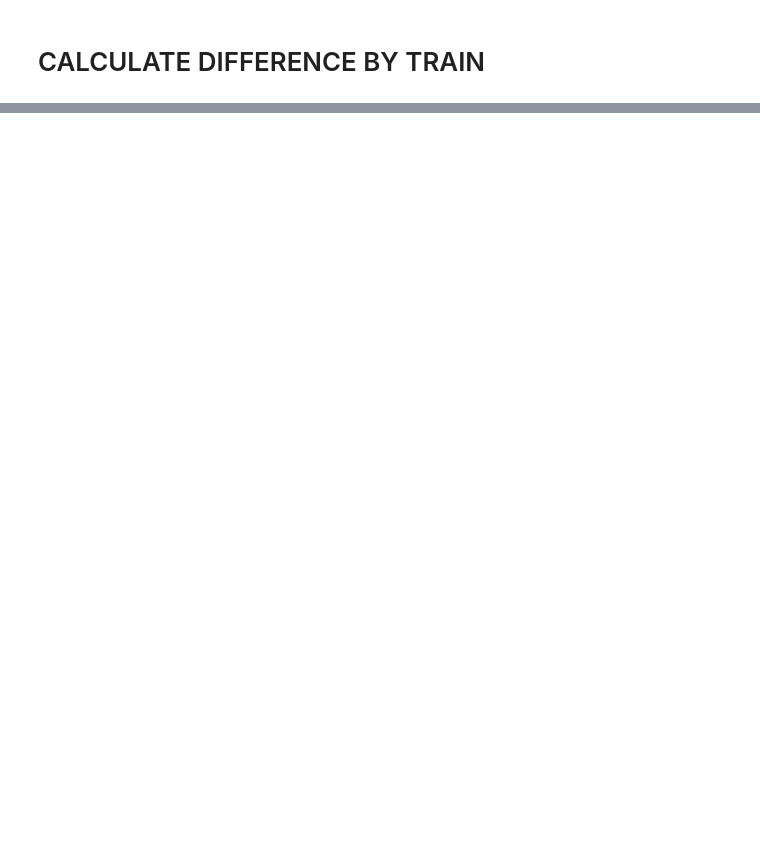
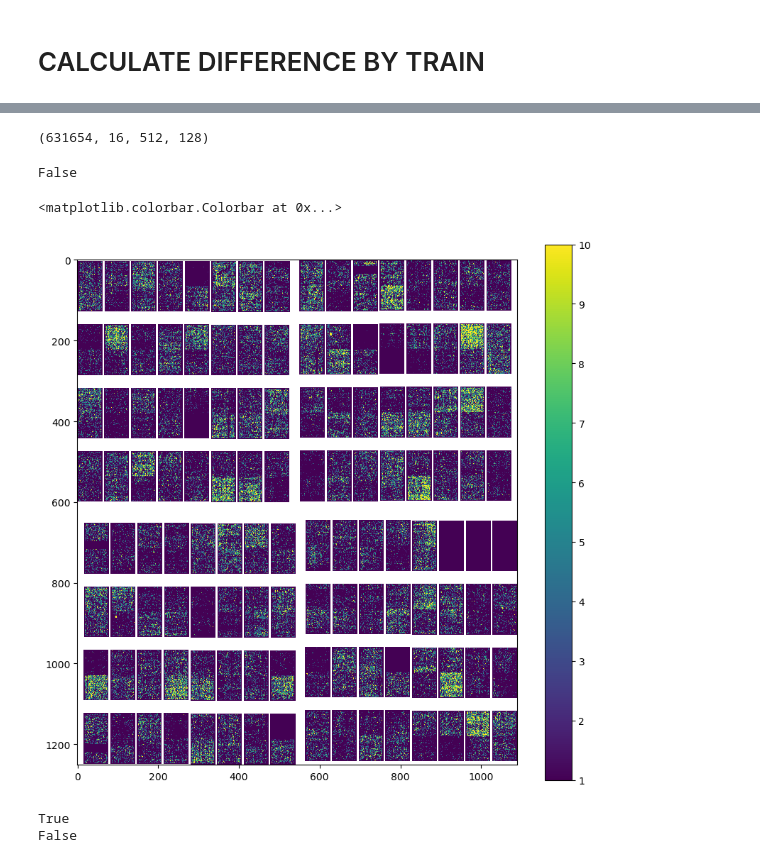
Before and after one commit to FilipeMaia/xfel3046, a Jupyter notebook: offline/jupyter/pa_filtering.ipynb, the cells around one changed output, grey strips where cells are left out. Saved outputs shown, nothing was run; the diff lists cells and outputs as text; code cells hidden in the pictures; blank space fills up the shorter version.

```diff
--- a/offline/jupyter/pa_filtering.ipynb
+++ b/offline/jupyter/pa_filtering.ipynb
@@ -358,0 +424,40 @@ np.save(f'/gpfs/exfel/exp/SPB/202202/p003046/scratch/data/pa_filtered_runs/count
+# %%
+assemask, centremask = geom.position_modules_fast(mask)
+# %%
+path = f'/gpfs/exfel/exp/SPB/202202/p003046/scratch/vds/proc/{run}_proc.cxi'
+
+
+# DO NOT LOAD ALL THE FRAMES, they are too many
+chunk_start = 0
+chunk_end = 200
+
+#_____________________:loop for chunks of data
+with h5.File(path,'r') as vds_file:
+    dataset = vds_file['entry_1']['data_1']['data']
+    print(dataset.shape)
+    data = dataset[chunk_start:chunk_end,:,:,:]
+# %% [output]
+(631654, 16, 512, 128)
+# %%
+assem, centre = geom.position_modules_fast(data)
+# %%
+frame_nr = 180
+
+print(mask_df[frame_nr])
+# %% [output]
+False
+# %%
+fig = plt.figure(figsize= (10,10), dpi =100)
+
+plt.imshow(assemask*assem[frame_nr], vmin = 1e0, vmax =1e1); plt.colorbar()
+# %% [output]
+<matplotlib.colorbar.Colorbar at 0x...>
+[figure, added]
+# %%
+frame_nr = 37
+
+print(mask_df[frame_nr])
+print(mask_mf[frame_nr])
+# %% [output]
+True
+False
```
Also changed, not shown: parts of 21 cells of this notebook.
